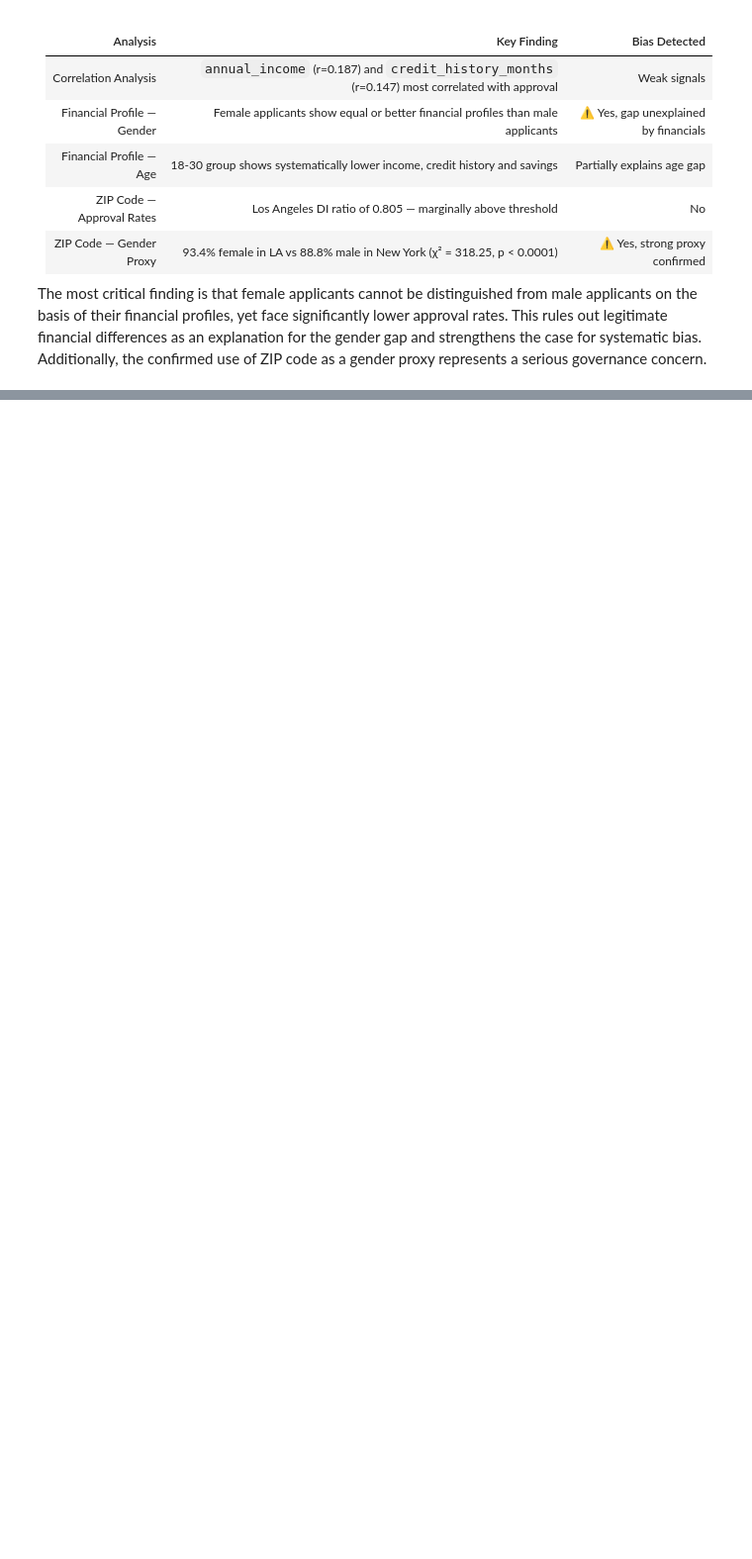
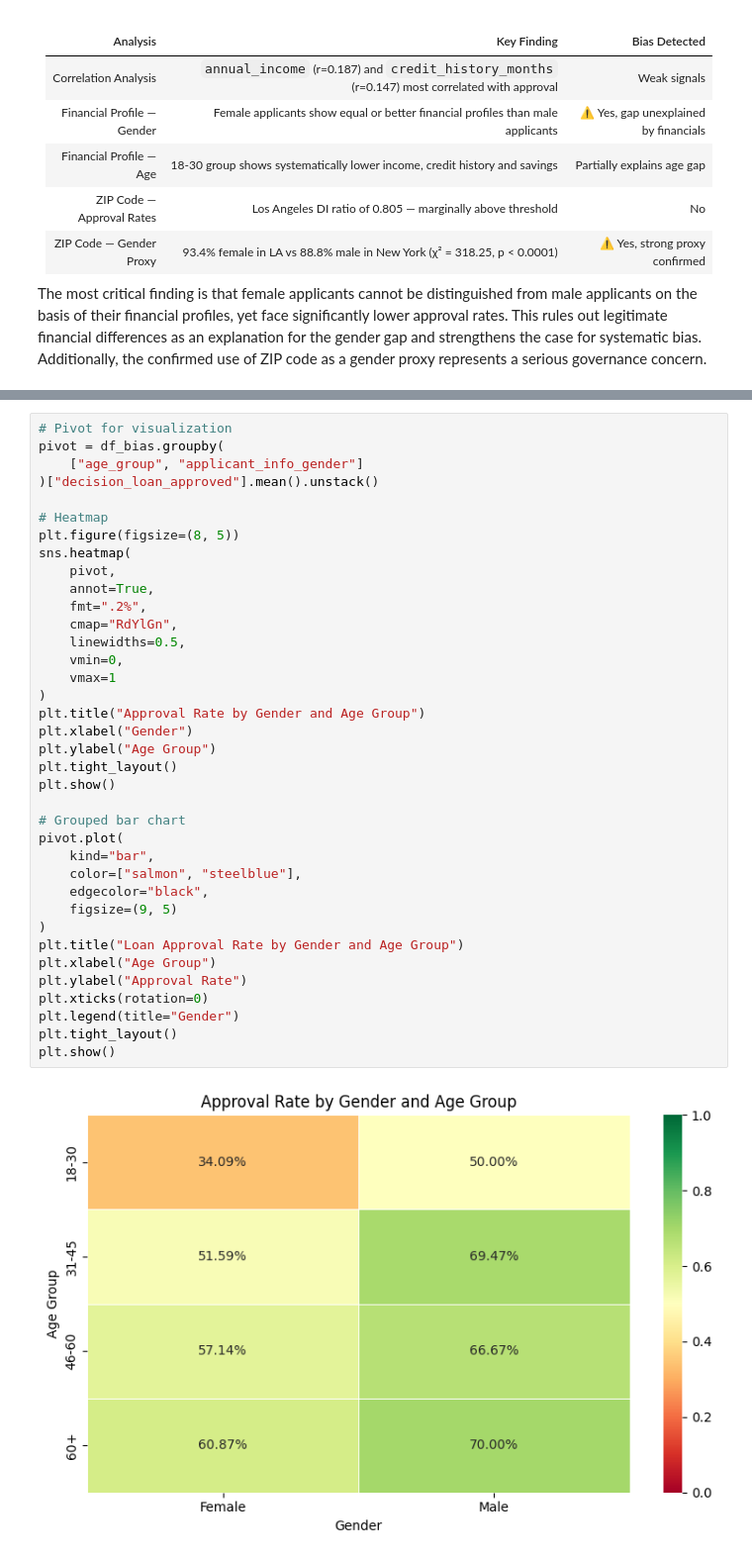
Before and after one commit to afonsojoao2001/dego-project-team12, a Jupyter notebook: notebooks/02-bias-analysis.ipynb, the cells around one changed output, grey strips where cells are left out. Shown at 99% size. Saved outputs shown, nothing was run; the diff lists cells and outputs as text; blank space fills up the shorter version.

Commit message:
Bias Analysis: Interaction Effect(s): Gender x Age_groups

```diff
--- a/notebooks/02-bias-analysis.ipynb
+++ b/notebooks/02-bias-analysis.ipynb
@@ -949,0 +978,39 @@ code as a gender proxy represents a serious governance concern.
+# %%
+# Pivot for visualization
+pivot = df_bias.groupby(
+    ["age_group", "applicant_info_gender"]
+)["decision_loan_approved"].mean().unstack()
+
+# Heatmap
+plt.figure(figsize=(8, 5))
+sns.heatmap(
+    pivot,
+    annot=True,
+    fmt=".2%",
+    cmap="RdYlGn",
+    linewidths=0.5,
+    vmin=0,
+    vmax=1
+)
+plt.title("Approval Rate by Gender and Age Group")
+plt.xlabel("Gender")
+plt.ylabel("Age Group")
+plt.tight_layout()
+plt.show()
+
+# Grouped bar chart
+pivot.plot(
+    kind="bar",
+    color=["salmon", "steelblue"],
+    edgecolor="black",
+    figsize=(9, 5)
+)
+plt.title("Loan Approval Rate by Gender and Age Group")
+plt.xlabel("Age Group")
+plt.ylabel("Approval Rate")
+plt.xticks(rotation=0)
+plt.legend(title="Gender")
+plt.tight_layout()
+plt.show()
+# %% [output]
+[figure, added]
```
Also changed, not shown: parts of 8 cells of this notebook.
